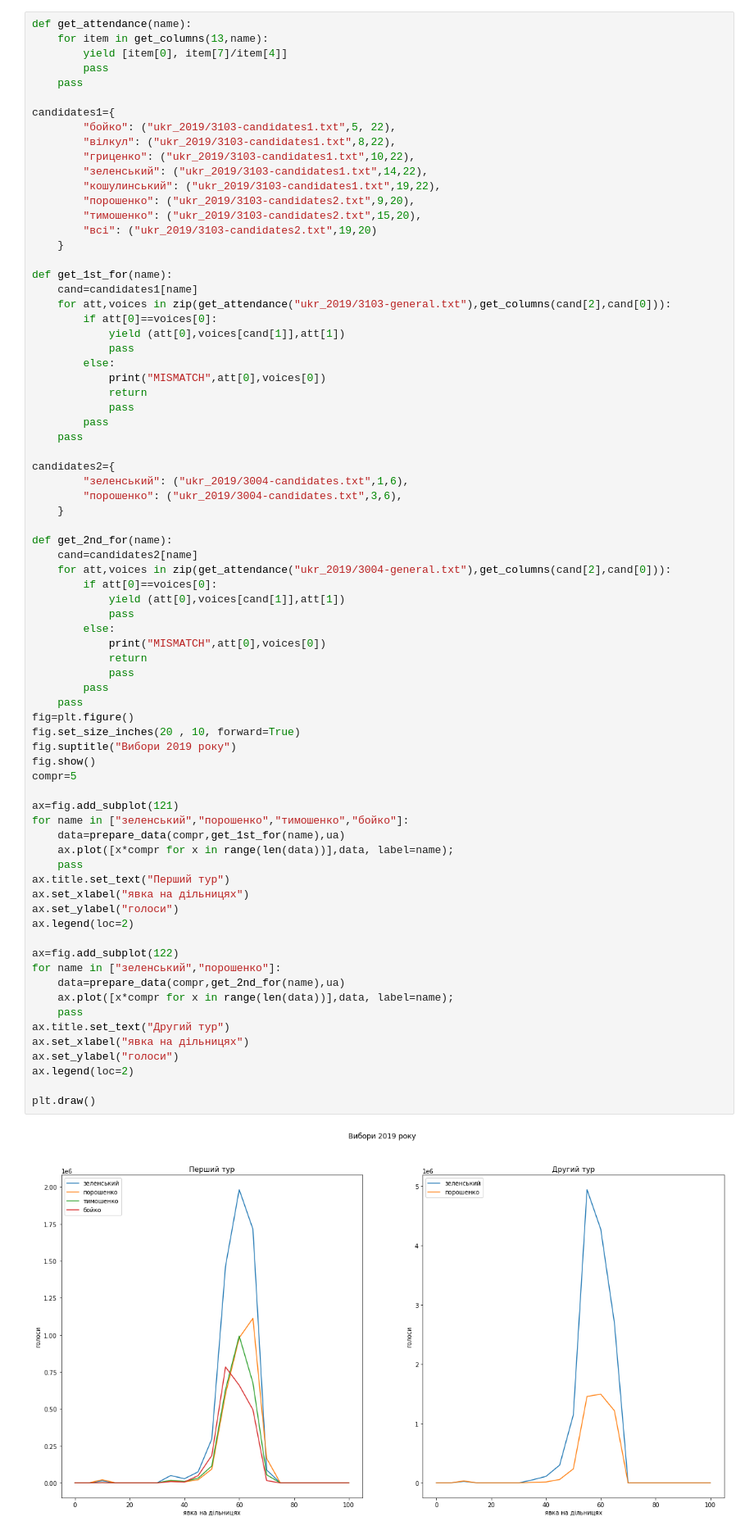
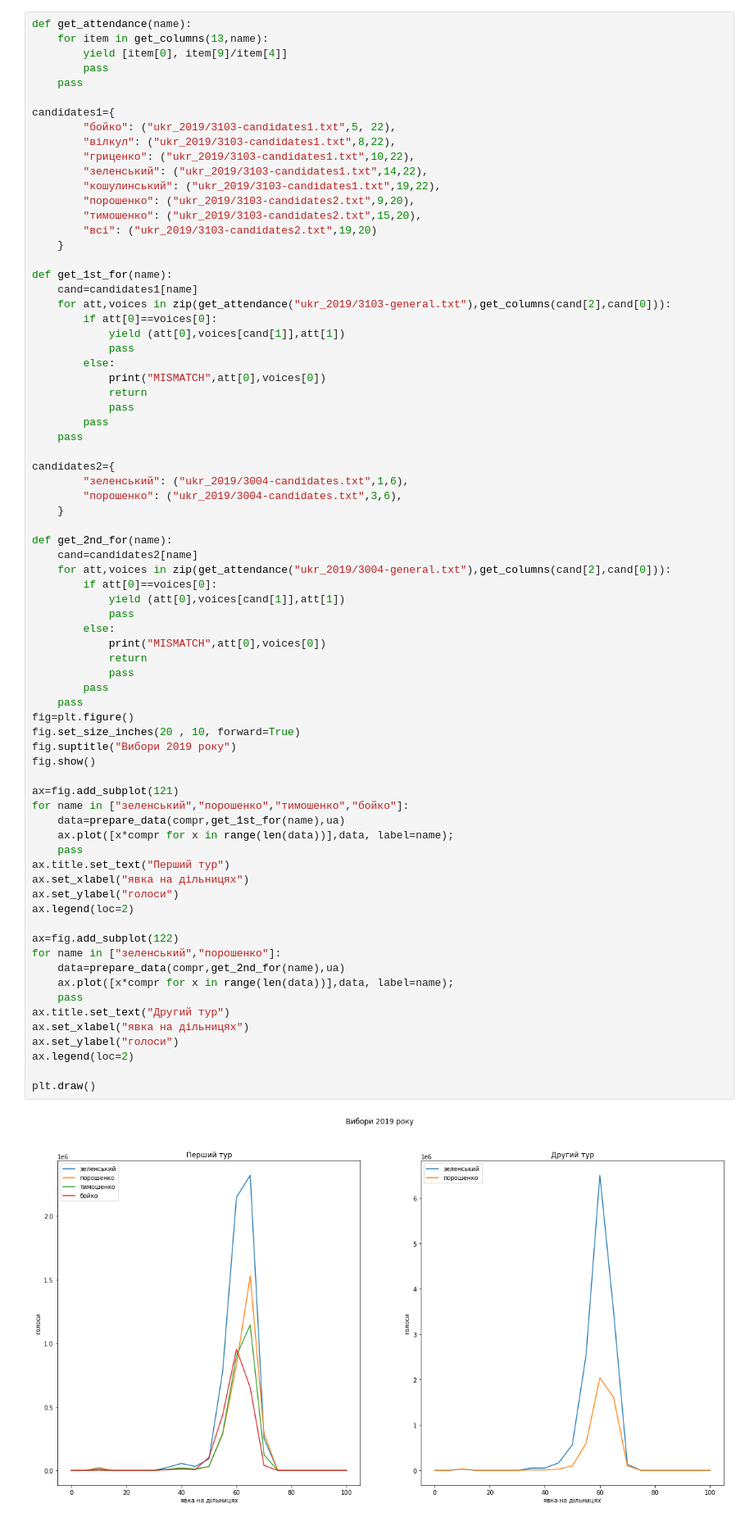
Before and after one commit to alexkernphysiker/ukr-elections, a Jupyter notebook: election_plots.ipynb, the cells around one changed output. Shown at 82% size. Cells and saved outputs as stored; diff of their text form.

```diff
--- a/election_plots.ipynb
+++ b/election_plots.ipynb
@@ -4,7 +81,7 @@ from Distribution import *
 # %%
 def get_attendance(name):
     for item in get_columns(13,name):
-        yield [item[0], item[7]/item[4]]
+        yield [item[0], item[9]/item[4]]
         pass
     pass
 
@@ -49,32 +126,31 @@ def get_2nd_for(name):
             pass
         pass
     pass
 fig=plt.figure()
 fig.set_size_inches(20 , 10, forward=True)
 fig.suptitle("Вибори 2019 року")
 fig.show()
-compr=5
 
 ax=fig.add_subplot(121)
 for name in ["зеленський","порошенко","тимошенко","бойко"]:
     data=prepare_data(compr,get_1st_for(name),ua)
     ax.plot([x*compr for x in range(len(data))],data, label=name);
     pass
 ax.title.set_text("Перший тур")
 ax.set_xlabel("явка на дільницях")
 ax.set_ylabel("голоси")
 ax.legend(loc=2)
 
 ax=fig.add_subplot(122)
 for name in ["зеленський","порошенко"]:
     data=prepare_data(compr,get_2nd_for(name),ua)
     ax.plot([x*compr for x in range(len(data))],data, label=name);
     pass
 ax.title.set_text("Другий тур")
 ax.set_xlabel("явка на дільницях")
 ax.set_ylabel("голоси")
 ax.legend(loc=2)
 
 plt.draw()
 # %% [output]
-[figure, old version]
+[figure, new version]
```
Also changed, not shown: parts of 5 cells of this notebook, 8 other files.
